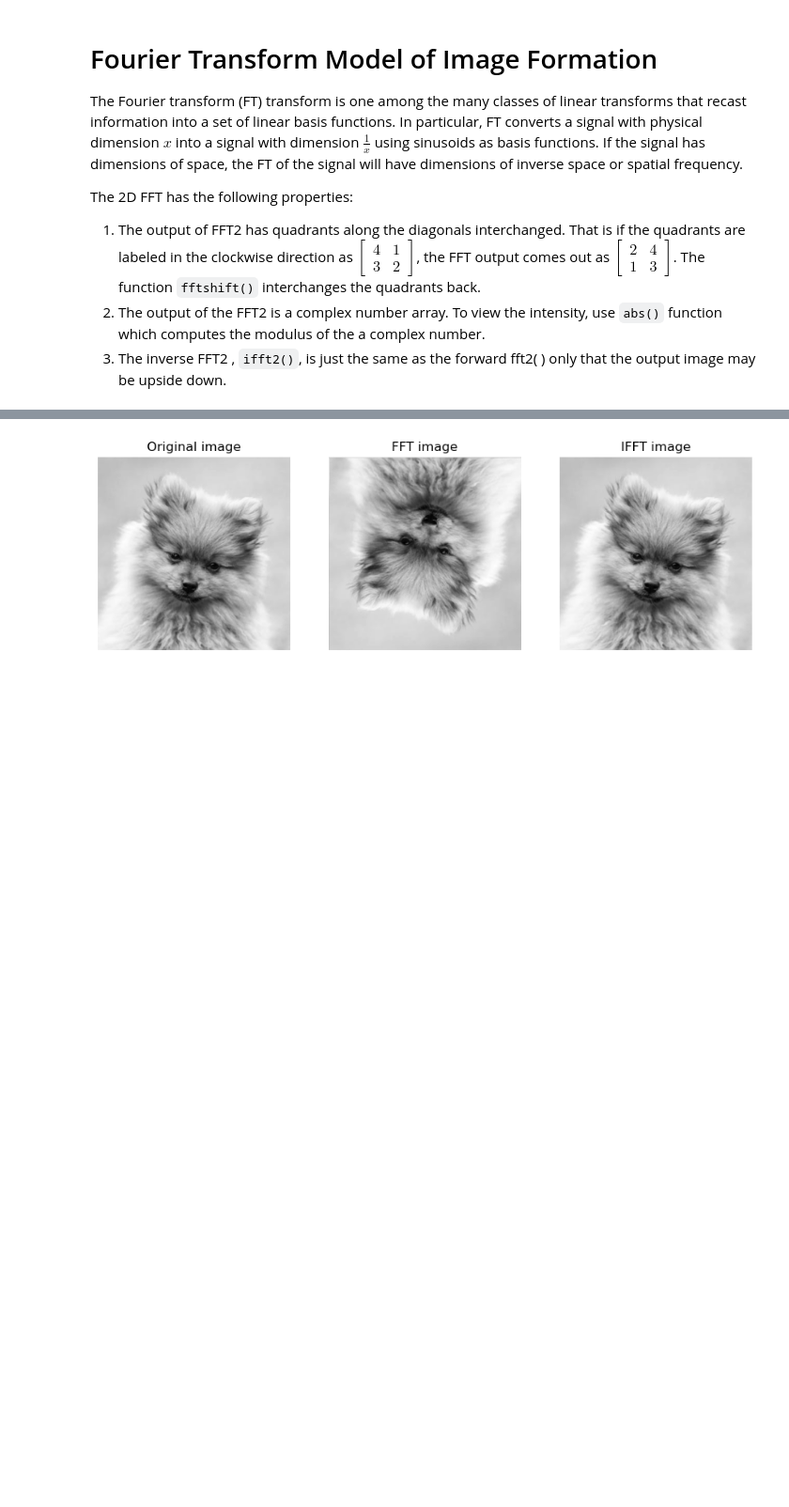
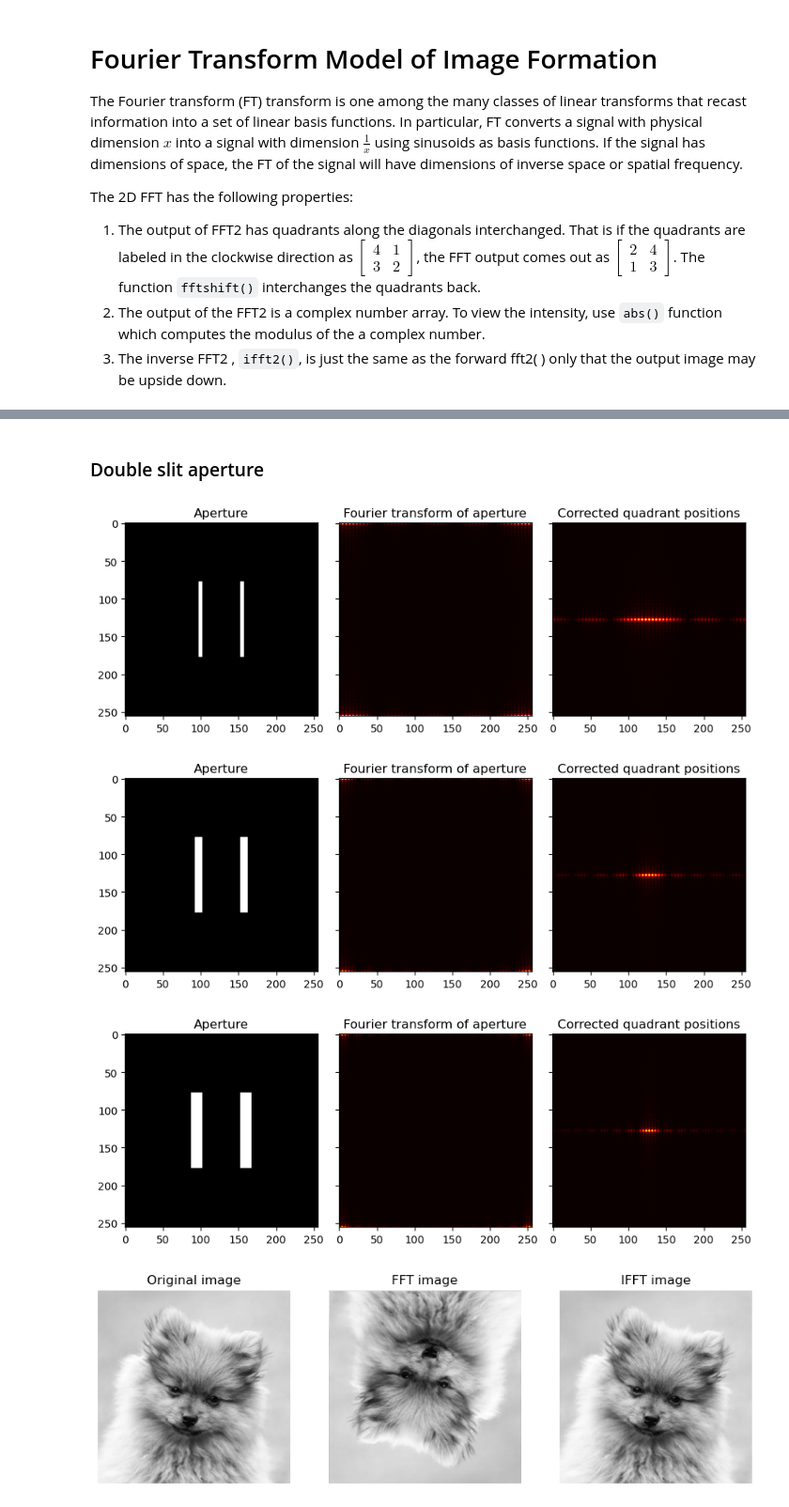
Before and after one commit to npcrmns/App-Physics-157, a Jupyter notebook: [2] Fourier Transform Model of Image Formation/Fourier Transform Model of Image Formation.ipynb, the cells around one changed output, grey strips where cells are left out. Shown at 94% size. Saved outputs shown, nothing was run; the diff lists cells and outputs as text; code cells hidden in the pictures; blank space fills up the shorter version.

```diff
--- a/[2] Fourier Transform Model of Image Formation/Fourier Transform Model of Image Formation.ipynb
+++ b/[2] Fourier Transform Model of Image Formation/Fourier Transform Model of Image Formation.ipynb
@@ -56,3 +96,31 @@ for rad in radius:
+# %% [markdown]
+### Double slit aperture
+# %%
+def double_slit(width, height, distance, resolution):
+    aperture = np.zeros((resolution, resolution), float)
+    center = [resolution/2, resolution/2]
+    slit_center = [center[0] - distance/2, center[0] + distance/2]
+    slitwidth_array1 = np.arange(slit_center[0] - width, slit_center[0])
+    slitwidth_array2 = np.arange(slit_center[1], slit_center[1] + width)
+    slitheight_array = np.arange(center[0] - height//2, center[0] + height//2)
+
+    for w1 in slitwidth_array1:
+        for w2 in slitwidth_array2:
+            for h in slitheight_array:
+                aperture[int(h)][int(w1)] = 1.0
+                aperture[int(h)][int(w2)] = 1.0
+
+    return aperture
+# %%
+slitwidth = [5, 10, 15]
+
+for w in slitwidth:
+    aperture_fft(double_slit(w, 100, 50, 256))
+    plt.savefig("slit wdith {}.png".format(w))
+# %% [output]
+[figure, added]
+[figure, added]
+[figure, added]
 # %%
 croppedimg = Image.open("cropped dog.png")
 grayimg = np.array(croppedimg.convert("L"))
```
Also changed, not shown: parts of 16 cells of this notebook, 12 other files.
